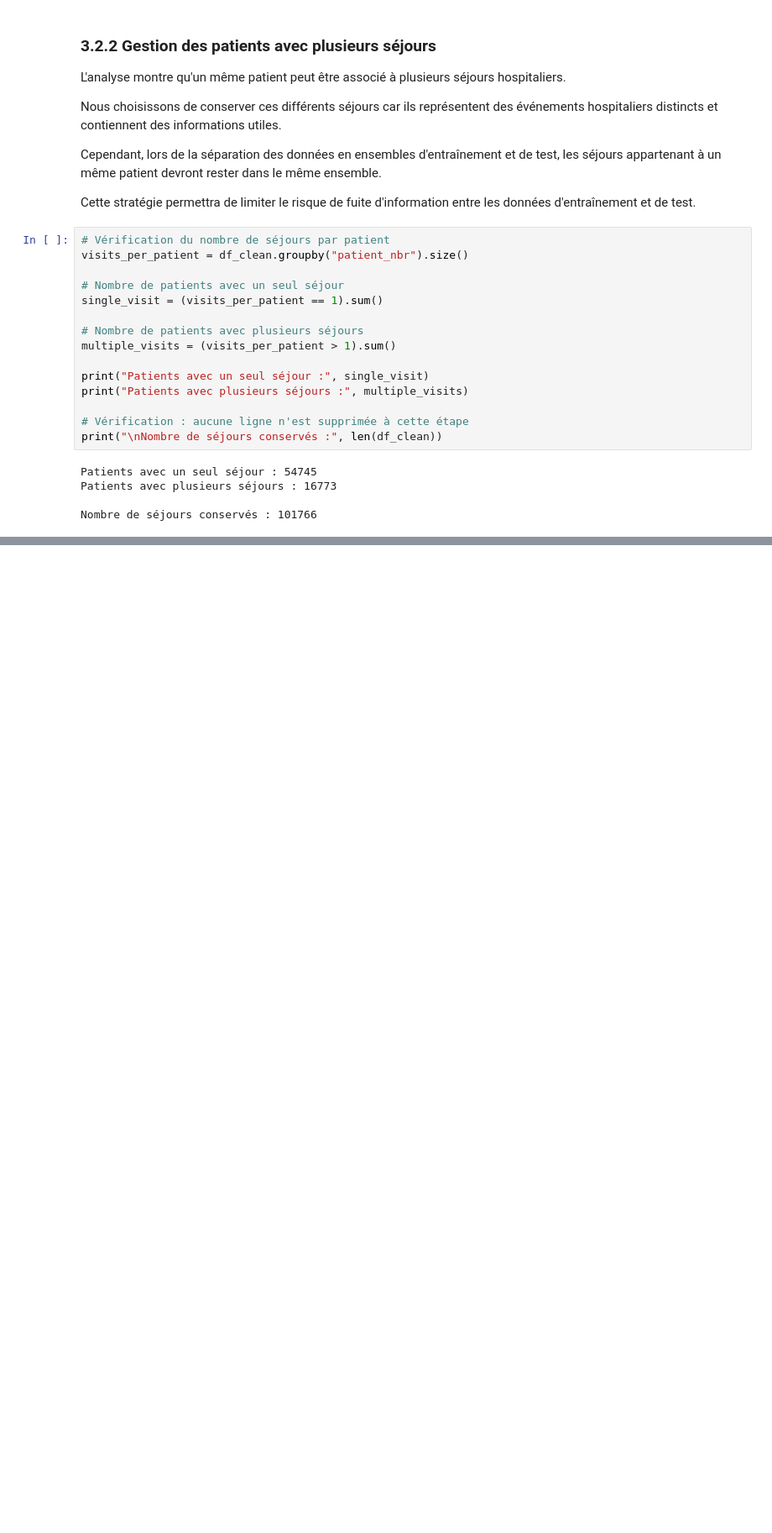
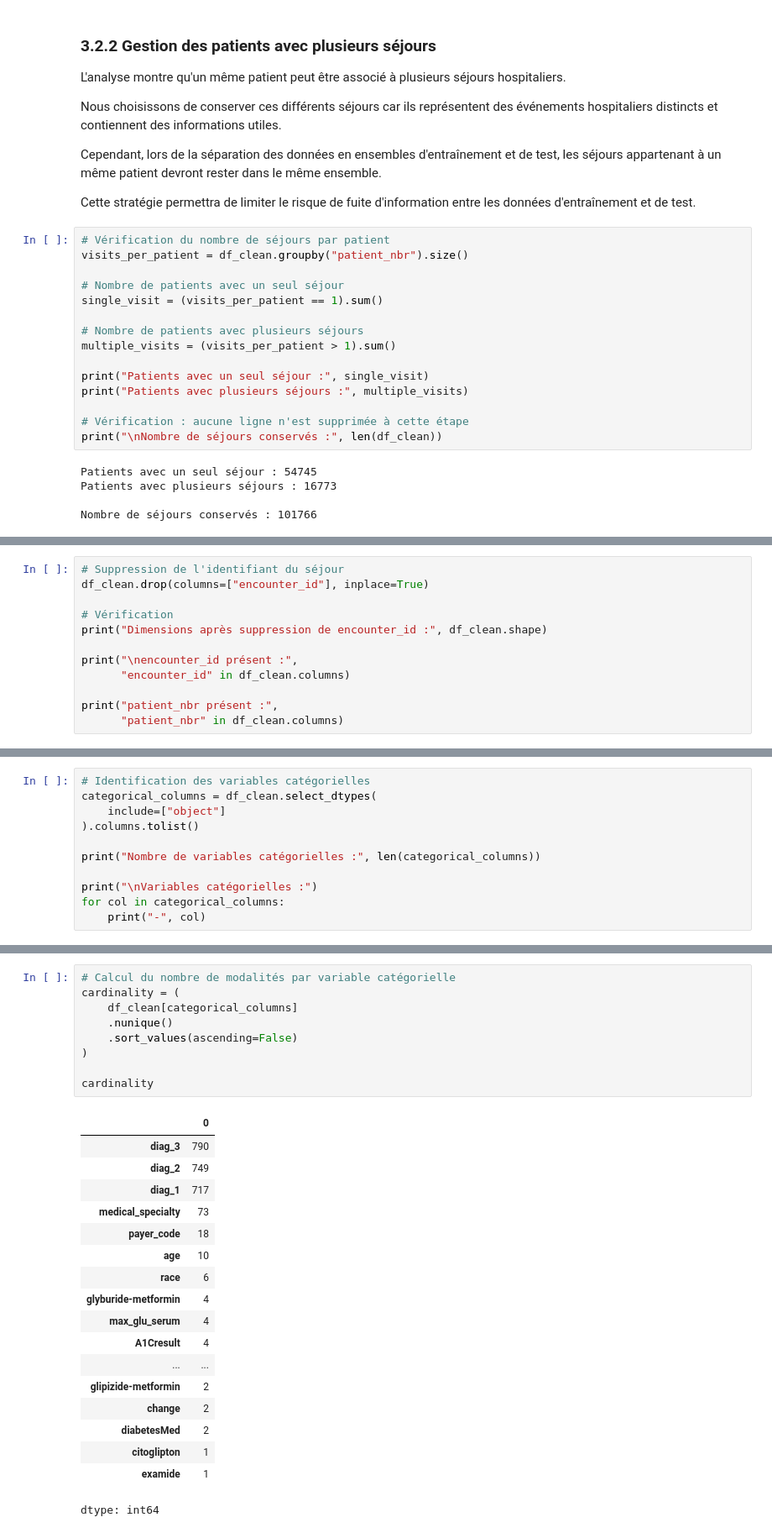
Before and after one commit to AlaKh09/Mentalist, a Jupyter notebook: mentalist_part1.ipynb, the cells around one changed output, grey strips where cells are left out. Shown at 84% size. Cells and saved outputs as stored; diff of their text form; blank space fills up the shorter version.

```diff
--- a/mentalist_part1.ipynb
+++ b/mentalist_part1.ipynb
@@ -1102,0 +1120,12 @@ Nombre de séjours conservés : 101766
+# %%
+# Suppression de l'identifiant du séjour
+df_clean.drop(columns=["encounter_id"], inplace=True)
+
+# Vérification
+print("Dimensions après suppression de encounter_id :", df_clean.shape)
+
+print("\nencounter_id présent :",
+      "encounter_id" in df_clean.columns)
+
+print("patient_nbr présent :",
+      "patient_nbr" in df_clean.columns)
@@ -1102,0 +1151,11 @@ Nombre de séjours conservés : 101766
+# %%
+# Identification des variables catégorielles
+categorical_columns = df_clean.select_dtypes(
+    include=["object"]
+).columns.tolist()
+
+print("Nombre de variables catégorielles :", len(categorical_columns))
+
+print("\nVariables catégorielles :")
+for col in categorical_columns:
+    print("-", col)
@@ -1102,0 +1192,28 @@ Nombre de séjours conservés : 101766
+# %%
+# Calcul du nombre de modalités par variable catégorielle
+cardinality = (
+    df_clean[categorical_columns]
+    .nunique()
+    .sort_values(ascending=False)
+)
+
+cardinality
+# %% [output]
+|  | 0 |
+| diag_3 | 790 |
+| diag_2 | 749 |
+| diag_1 | 717 |
+| medical_specialty | 73 |
+| payer_code | 18 |
+| age | 10 |
+| race | 6 |
+| glyburide-metformin | 4 |
+| max_glu_serum | 4 |
+| A1Cresult | 4 |
+| ... | ... |
+| glipizide-metformin | 2 |
+| change | 2 |
+| diabetesMed | 2 |
+| citoglipton | 1 |
+| examide | 1 |
+dtype: int64
```
Also changed, not shown: parts of 26 cells of this notebook.
